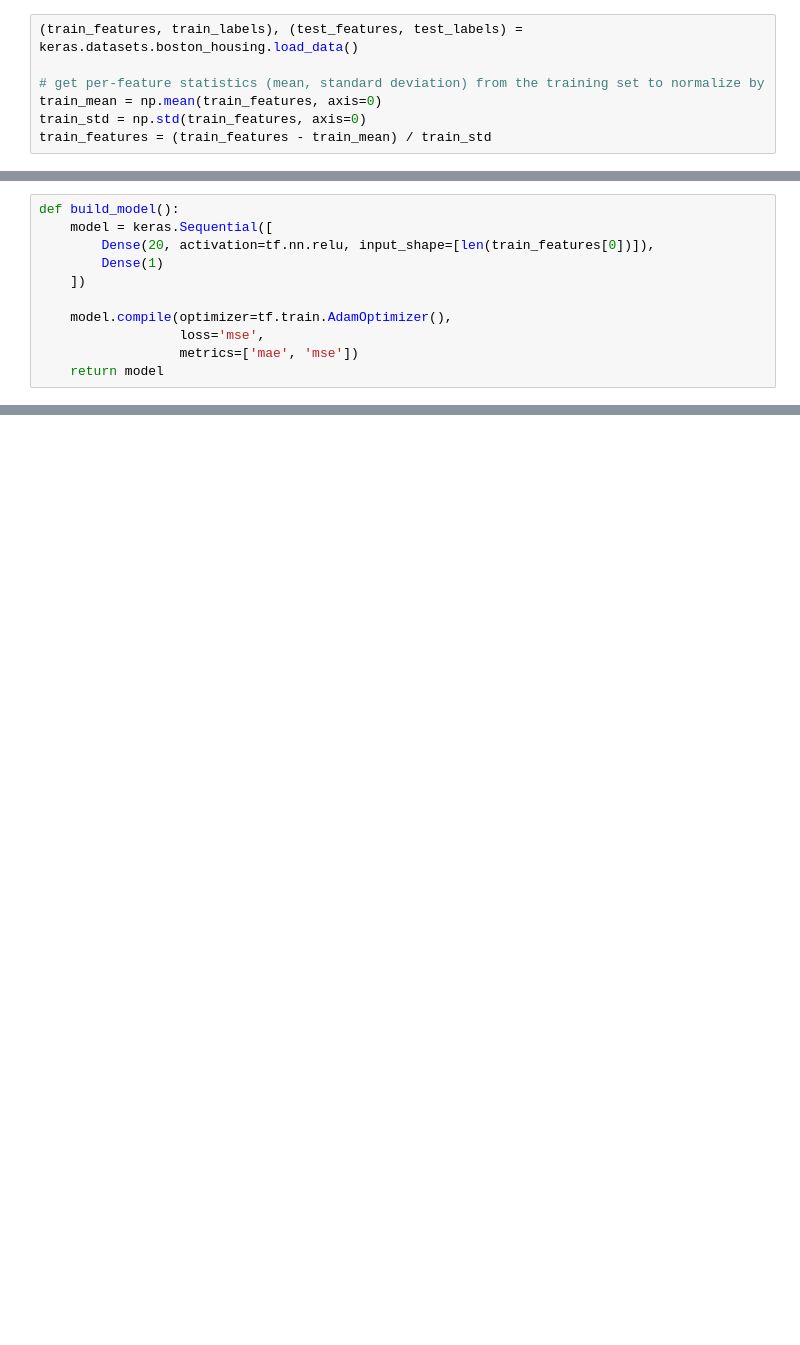
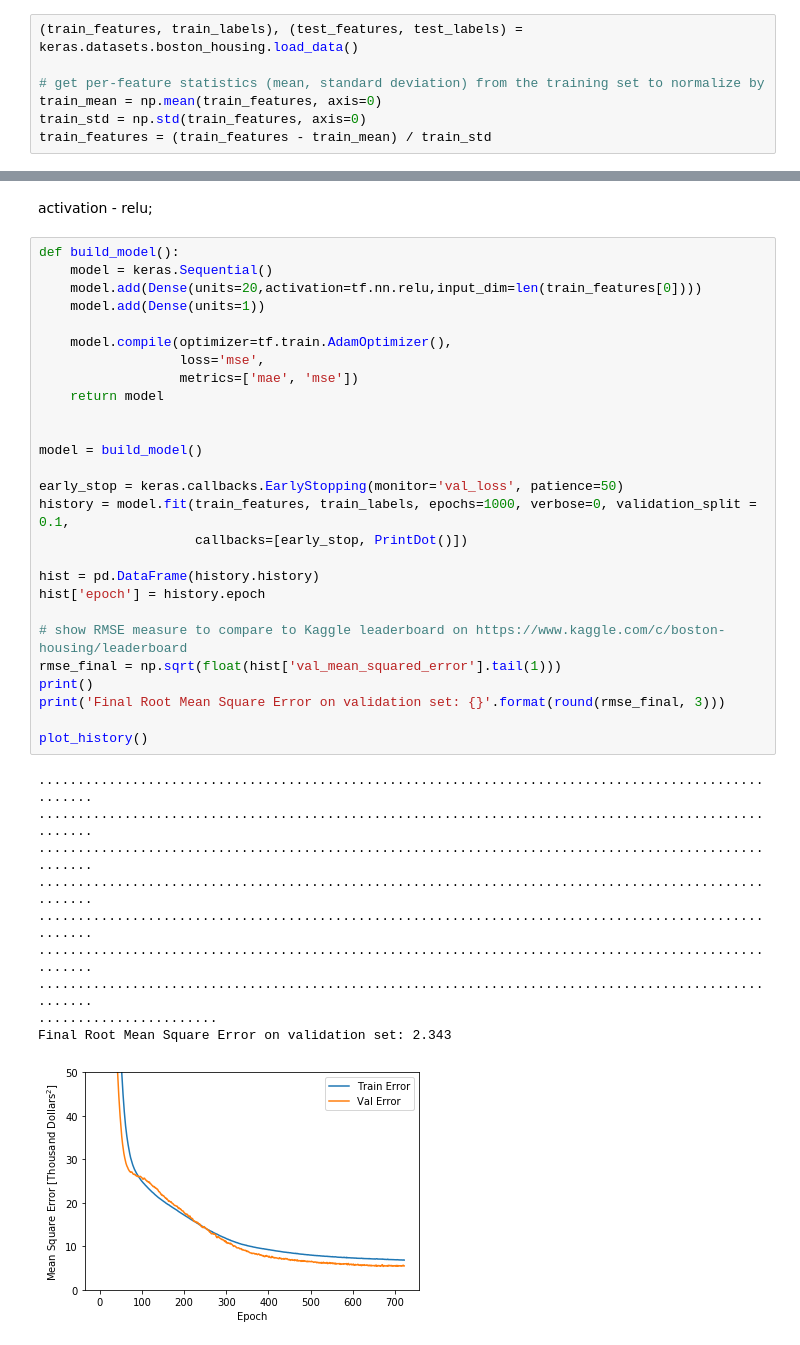
Before and after one commit to Clynie/Lynie_tensorflow-tutorial, a Jupyter notebook: Keras starting.ipynb, the cells around one changed output, grey strips where cells are left out. Drawn from its saved outputs; the diff is of its cells as text; blank space fills up the shorter version.

```diff
--- a/Keras starting.ipynb
+++ b/Keras starting.ipynb
@@ -46,11 +58,0 @@ The simplest type of model is the sequential
-# %%
-def build_model():
-    model = keras.Sequential([
-        Dense(20, activation=tf.nn.relu, input_shape=[len(train_features[0])]),
-        Dense(1)
-    ])
-
-    model.compile(optimizer=tf.train.AdamOptimizer(),
-                  loss='mse',
-                  metrics=['mae', 'mse'])
-    return model
@@ -56,0 +69,40 @@ def build_model():
+# %% [markdown]
+activation - relu;
+# %%
+def build_model():
+    model = keras.Sequential()
+    model.add(Dense(units=20,activation=tf.nn.relu,input_dim=len(train_features[0])))
+    model.add(Dense(units=1))
+
+    model.compile(optimizer=tf.train.AdamOptimizer(),
+                  loss='mse',
+                  metrics=['mae', 'mse'])
+    return model
+
+
+model = build_model()
+
+early_stop = keras.callbacks.EarlyStopping(monitor='val_loss', patience=50)
+history = model.fit(train_features, train_labels, epochs=1000, verbose=0, validation_split = 0.1,
+                    callbacks=[early_stop, PrintDot()])
+
+hist = pd.DataFrame(history.history)
+hist['epoch'] = history.epoch
+
+# show RMSE measure to compare to Kaggle leaderboard on https://www.kaggle.com/c/boston-housing/leaderboard
+rmse_final = np.sqrt(float(hist['val_mean_squared_error'].tail(1)))
+print()
+print('Final Root Mean Square Error on validation set: {}'.format(round(rmse_final, 3)))
+
+plot_history()
+# %% [output]
+....................................................................................................
+....................................................................................................
+....................................................................................................
+....................................................................................................
+....................................................................................................
+....................................................................................................
+....................................................................................................
+.......................
+Final Root Mean Square Error on validation set: 2.343
+[figure, added]
```
Also changed, not shown: parts of 9 cells of this notebook.
